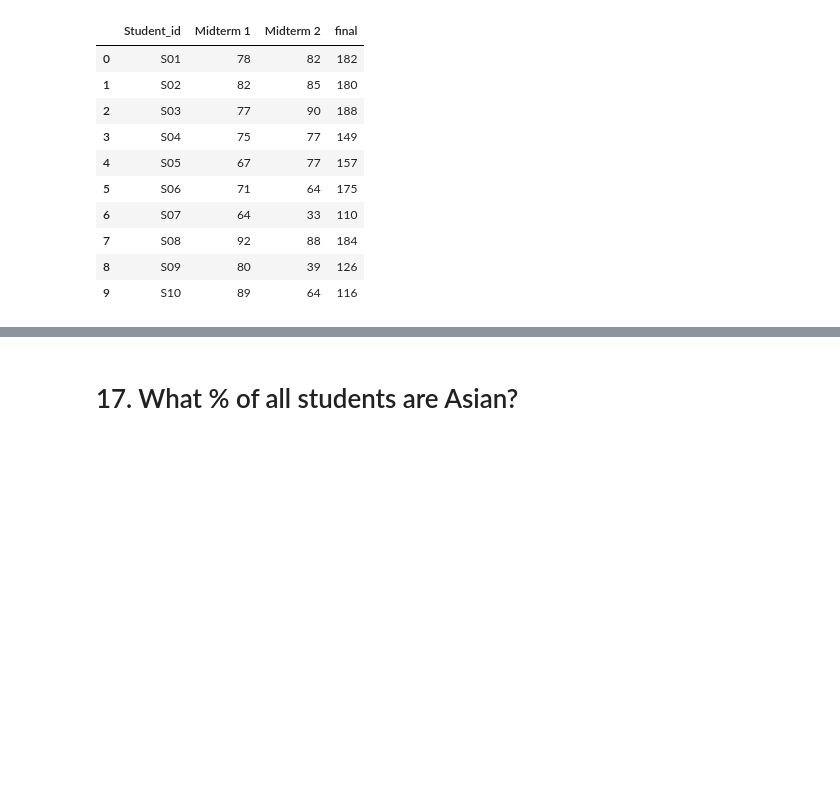
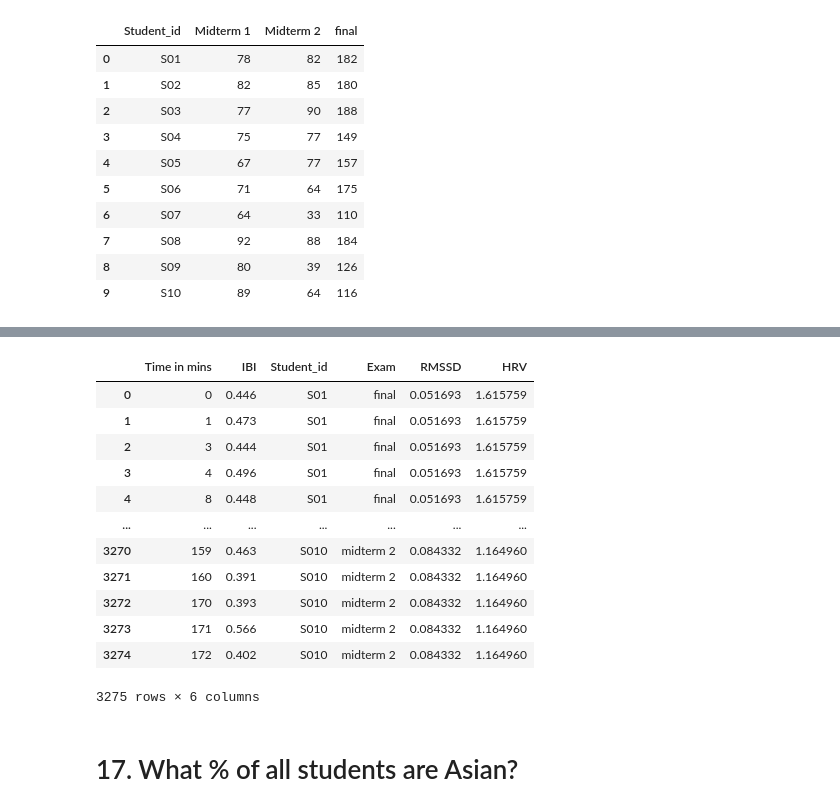
Before and after one commit to PHTeam7/Team7_TinyCoders_PythonHackathon_Dec, a Jupyter notebook: Team7_TinyCoders_Main80Questions.ipynb, the cells around one changed output, grey strips where cells are left out. Drawn from its saved outputs; the diff is of its cells as text; code cells hidden in the pictures; blank space fills up the shorter version.

```diff
--- a/Team7_TinyCoders_Main80Questions.ipynb
+++ b/Team7_TinyCoders_Main80Questions.ipynb
@@ -42,0 +45,12 @@ df_grades.head(10)
+# %%
+#RMSSD is Root mean square of Successive Standard Deviations from mean IBI => This is the same as standard deviation of differences in consequetive IBI.
+# 1. We are calculating RMSSD for the interval from 30 to 60.
+df_ibi_rmssd = df_ibi[(df_ibi['Time in mins'] >= 30) & (df_ibi['Time in mins'] <= 61)]
+# 2. Compute difference between subsequent IBI readings and take standard deviation
+df_ibi_rmssd['diff_ibi'] = (df_ibi_rmssd['IBI'] - df_ibi_rmssd['IBI'].shift(1))
+df_ibi_rmssd = df_ibi_rmssd[df_ibi_rmssd['diff_ibi'].notnull()]
+
+df_ibi_rmssd = (df_ibi_rmssd[['Student_id', 'Exam', 'diff_ibi']]).groupby(['Student_id', 'Exam']).agg(RMSSD=pd.NamedAgg(column='diff_ibi', aggfunc='std'))
+# 3. Attach rmssd to df_ibi
+df_ibi = pd.merge(df_ibi, df_ibi_rmssd, on=['Student_id','Exam'])
+display(df_ibi)
@@ -43,2 +115,29 @@ df_grades.head(10)
+# %%
+# HRV = SDNN / RMSSD
+# 1. Find SDNN first. SDNN is the standard deviation of the IBI intervals measured in ms. RMSSD is already the same for a given student and exam. So, min here is a no-op.
+df_ibi_sdnn = (df_ibi[['Student_id', 'Exam', 'IBI', 'RMSSD']]).groupby(['Student_id', 'Exam']).agg(SDNN=pd.NamedAgg(column='IBI', aggfunc='std'),RMSSD=pd.NamedAgg(column='RMSSD', aggfunc='min'))
+
+# 2. Compute HRV
+df_ibi_sdnn['HRV'] = df_ibi_sdnn['SDNN']/df_ibi_sdnn['RMSSD']
+df_ibi_sdnn = df_ibi_sdnn[['HRV']]
+
+# 3. Attach HRV to df_ibi
+df_ibi = pd.merge(df_ibi, df_ibi_sdnn, on=['Student_id','Exam'])
+
+display(df_ibi)
+# %% [output]
+|  | Time in mins | IBI | Student_id | Exam | RMSSD | HRV |
+| 0 | 0 | 0.446 | S01 | final | 0.051693 | 1.615759 |
+| 1 | 1 | 0.473 | S01 | final | 0.051693 | 1.615759 |
+| 2 | 3 | 0.444 | S01 | final | 0.051693 | 1.615759 |
+| 3 | 4 | 0.496 | S01 | final | 0.051693 | 1.615759 |
+| 4 | 8 | 0.448 | S01 | final | 0.051693 | 1.615759 |
+| ... | ... | ... | ... | ... | ... | ... |
+| 3270 | 159 | 0.463 | S010 | midterm 2 | 0.084332 | 1.164960 |
+| 3271 | 160 | 0.391 | S010 | midterm 2 | 0.084332 | 1.164960 |
+| 3272 | 170 | 0.393 | S010 | midterm 2 | 0.084332 | 1.164960 |
+| 3273 | 171 | 0.566 | S010 | midterm 2 | 0.084332 | 1.164960 |
+| 3274 | 172 | 0.402 | S010 | midterm 2 | 0.084332 | 1.164960 |
+3275 rows × 6 columns
 # %% [markdown]
 # 17. What % of all students are Asian?
```
Also changed, not shown: parts of 11 cells of this notebook.
